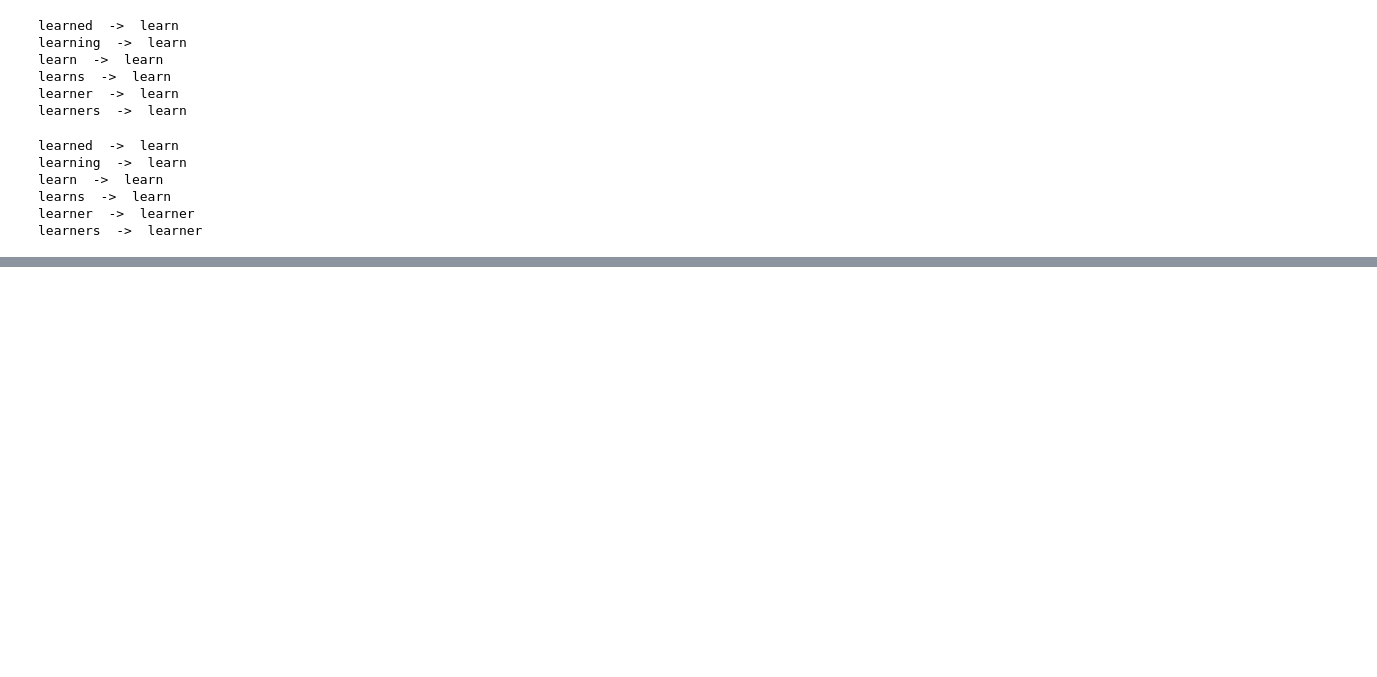
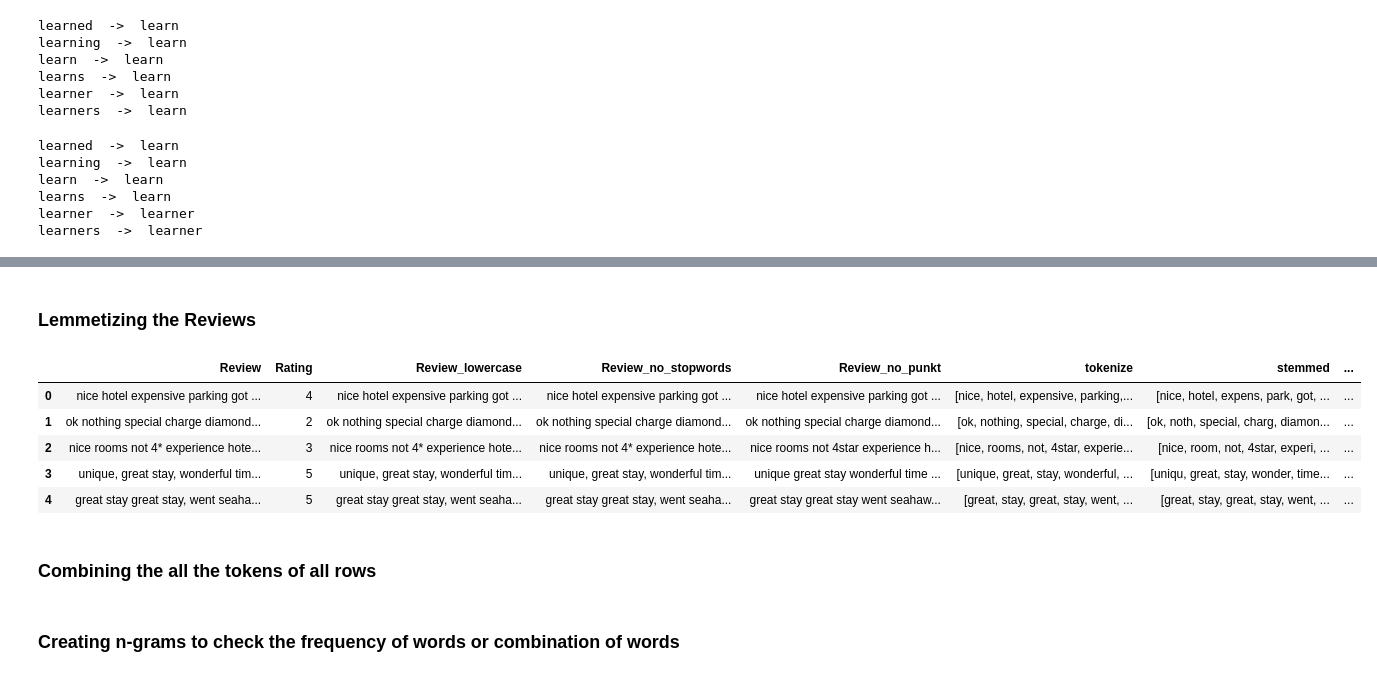
Before and after one commit to AbhishekBiswas-github/AI_Engineer_Course_Files, a Jupyter notebook: NLP Section/NLP Module - Text Processing.ipynb, the cells around one changed output, grey strips where cells are left out. Cells and saved outputs as stored; diff of their text form; code cells hidden in the pictures; blank space fills up the shorter version.

```diff
--- a/NLP Section/NLP Module - Text Processing.ipynb
+++ b/NLP Section/NLP Module - Text Processing.ipynb
@@ -102,0 +276,2 @@ learners  ->  learner
+# %%
+data['Review_no_punkt'] = data['Review_no_punkt'].apply(lambda x: re.sub(r'[*]', 'star', x))
@@ -102,0 +289,2 @@ learners  ->  learner
+# %%
+data['tokenize'] = data['Review_no_punkt'].apply(lambda x: word_tokenize(x))
@@ -102,0 +302,3 @@ learners  ->  learner
+# %%
+ps = PorterStemmer()
+data['stemmed'] = data['tokenize'].apply(lambda tokens: [ps.stem(token) for token in tokens])
@@ -102,0 +314,16 @@ learners  ->  learner
+# %% [markdown]
+### Lemmetizing the Reviews
+# %%
+lammetizer = WordNetLemmatizer()
+data['lemmatized'] = data['tokenize'].apply(lambda tokens: [lemmatizer.lemmatize(token) for token in tokens])
+# %%
+data.head()
+# %% [output]
+|  | Review | Rating | Review_lowercase | Review_no_stopwords | Review_no_punkt | tokenize | stemmed | ... |
+| 0 | nice hotel expensive parking got ... | 4 | nice hotel expensive parking got ... | nice hotel expensive parking got ... | nice hotel expensive parking got ... | [nice, hotel, expensive, parking,... | [nice, hotel, expens, park, got, ... | ... |
+| 1 | ok nothing special charge diamond... | 2 | ok nothing special charge diamond... | ok nothing special charge diamond... | ok nothing special charge diamond... | [ok, nothing, special, charge, di... | [ok, noth, special, charg, diamon... | ... |
+| 2 | nice rooms not 4* experience hote... | 3 | nice rooms not 4* experience hote... | nice rooms not 4* experience hote... | nice rooms not 4star experience h... | [nice, rooms, not, 4star, experie... | [nice, room, not, 4star, experi, ... | ... |
+| 3 | unique, great stay, wonderful tim... | 5 | unique, great stay, wonderful tim... | unique, great stay, wonderful tim... | unique great stay wonderful time ... | [unique, great, stay, wonderful, ... | [uniqu, great, stay, wonder, time... | ... |
+| 4 | great stay great stay, went seaha... | 5 | great stay great stay, went seaha... | great stay great stay, went seaha... | great stay great stay went seahaw... | [great, stay, great, stay, went, ... | [great, stay, great, stay, went, ... | ... |
+# %% [markdown]
+### Combining the all the tokens of all rows
@@ -102,0 +332,2 @@ learners  ->  learner
+# %% [markdown]
+### Creating n-grams to check the frequency of words or combination of words
```
Also changed, not shown: parts of 37 cells of this notebook.
